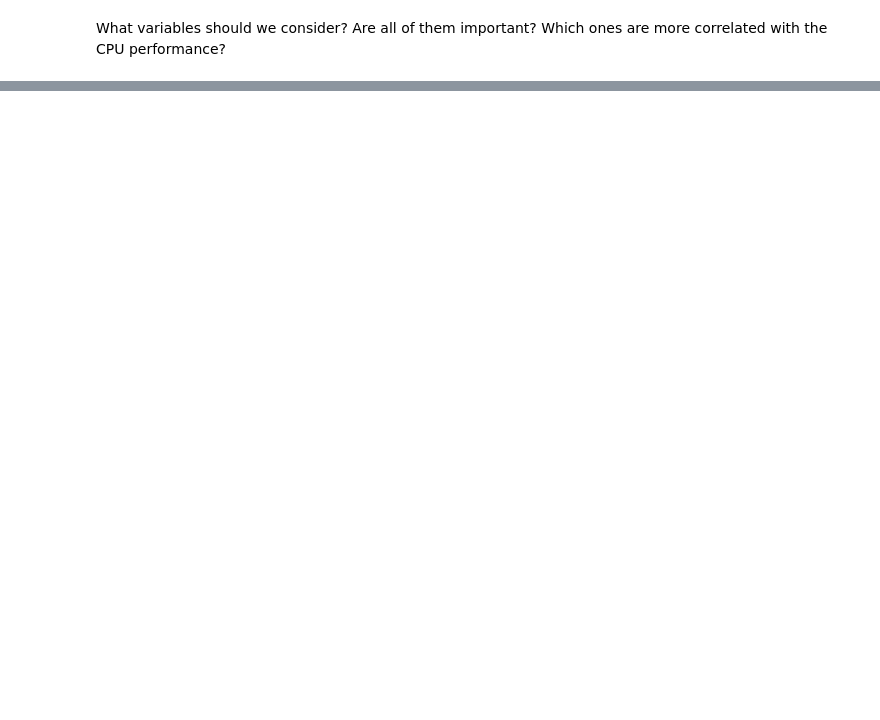
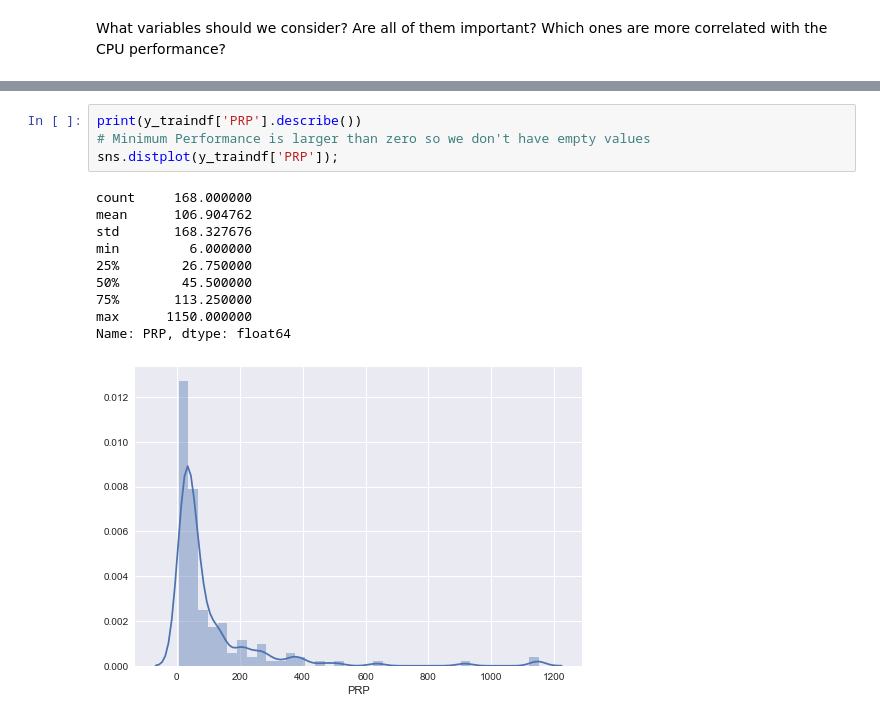
Before and after one commit to maclanzallamas/MachineLearningCourseWork, a Jupyter notebook: Regression/Regression.ipynb, the cells around one changed output, grey strips where cells are left out. Saved outputs shown, nothing was run; the diff lists cells and outputs as text; blank space fills up the shorter version.

```diff
--- a/Regression/Regression.ipynb
+++ b/Regression/Regression.ipynb
@@ -95,0 +79,15 @@ sns.heatmap(corr,
+# %%
+print(y_traindf['PRP'].describe())
+# Minimum Performance is larger than zero so we don't have empty values
+sns.distplot(y_traindf['PRP']);
+# %% [output]
+count     168.000000
+mean      106.904762
+std       168.327676
+min         6.000000
+25%        26.750000
+50%        45.500000
+75%       113.250000
+max      1150.000000
+Name: PRP, dtype: float64
+[figure, added]
```
Also changed, not shown: parts of 22 cells of this notebook, 1 other file.
